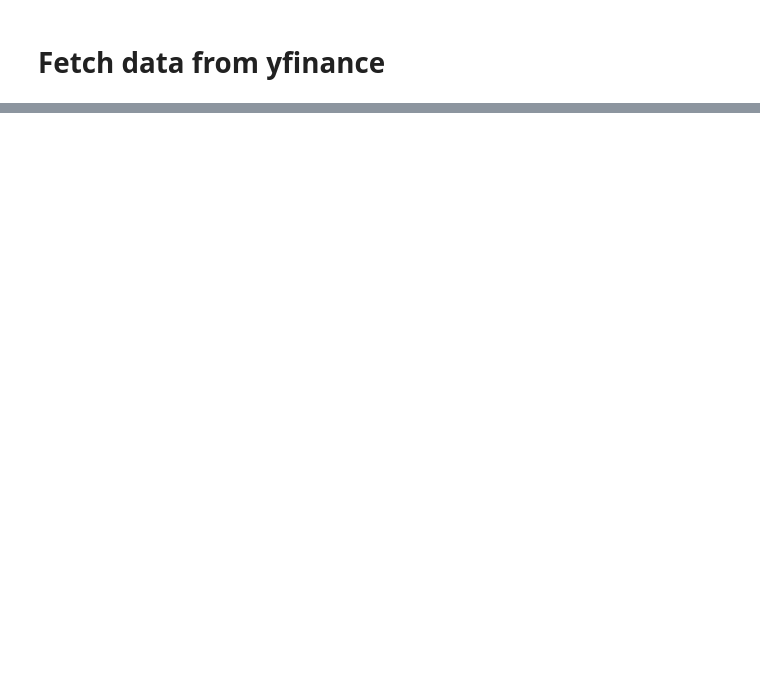
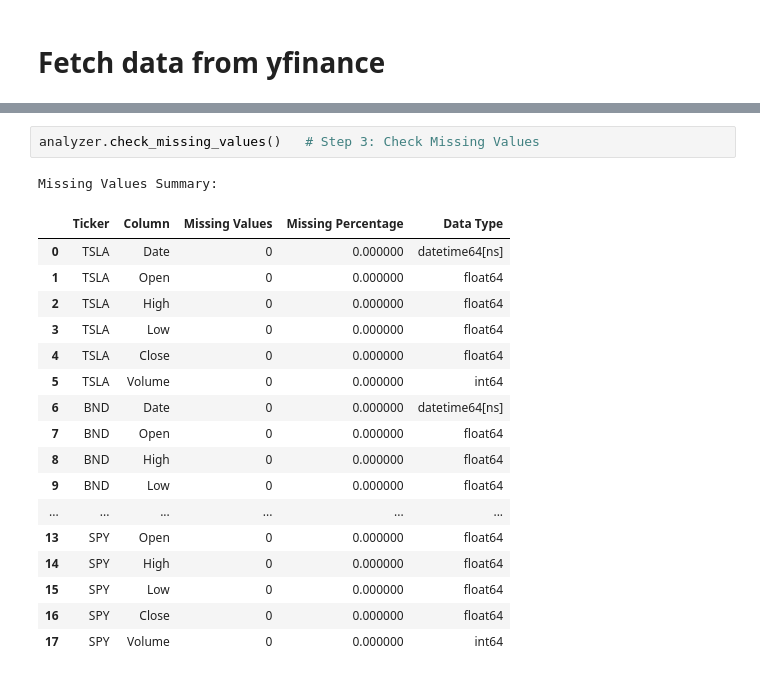
Before and after one commit to zereay74/Kaim-week-11, a Jupyter notebook: notebooks/Task_1_Preprocess_and _Explore_the_Data.ipynb, the cells around one changed output, grey strips where cells are left out. Cells and saved outputs as stored; diff of their text form; blank space fills up the shorter version.

```diff
--- a/notebooks/Task_1_Preprocess_and _Explore_the_Data.ipynb
+++ b/notebooks/Task_1_Preprocess_and _Explore_the_Data.ipynb
@@ -47,0 +92,21 @@ fetcher.save_to_csv(stock_data)
+# %%
+analyzer.check_missing_values()   # Step 3: Check Missing Values
+# %% [output]
+Missing Values Summary:
+|  | Ticker | Column | Missing Values | Missing Percentage | Data Type |
+| 0 | TSLA | Date | 0 | 0.000000 | datetime64[ns] |
+| 1 | TSLA | Open | 0 | 0.000000 | float64 |
+| 2 | TSLA | High | 0 | 0.000000 | float64 |
+| 3 | TSLA | Low | 0 | 0.000000 | float64 |
+| 4 | TSLA | Close | 0 | 0.000000 | float64 |
+| 5 | TSLA | Volume | 0 | 0.000000 | int64 |
+| 6 | BND | Date | 0 | 0.000000 | datetime64[ns] |
+| 7 | BND | Open | 0 | 0.000000 | float64 |
+| 8 | BND | High | 0 | 0.000000 | float64 |
+| 9 | BND | Low | 0 | 0.000000 | float64 |
+| ... | ... | ... | ... | ... | ... |
+| 13 | SPY | Open | 0 | 0.000000 | float64 |
+| 14 | SPY | High | 0 | 0.000000 | float64 |
+| 15 | SPY | Low | 0 | 0.000000 | float64 |
+| 16 | SPY | Close | 0 | 0.000000 | float64 |
+| 17 | SPY | Volume | 0 | 0.000000 | int64 |
```
Also changed, not shown: parts of 20 cells of this notebook, 3 other files.
